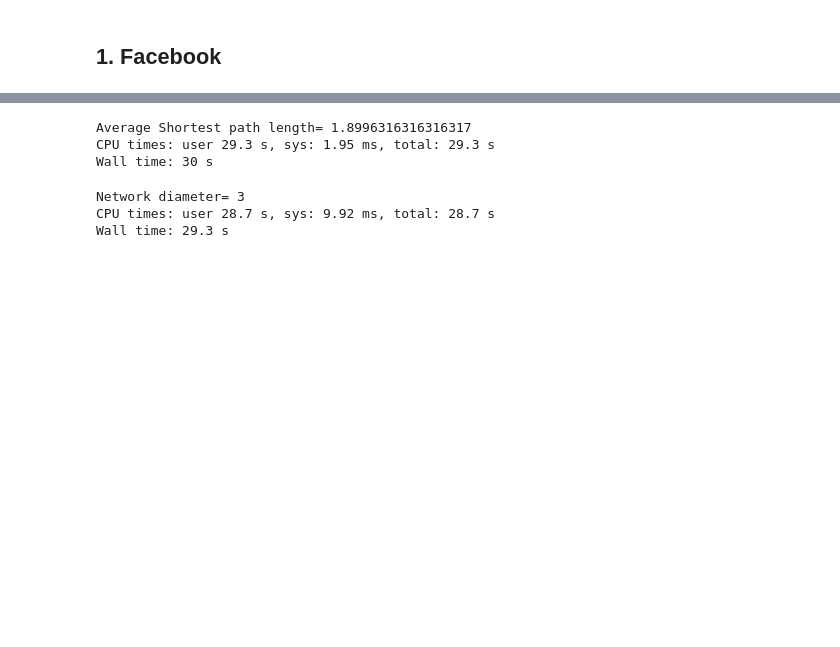
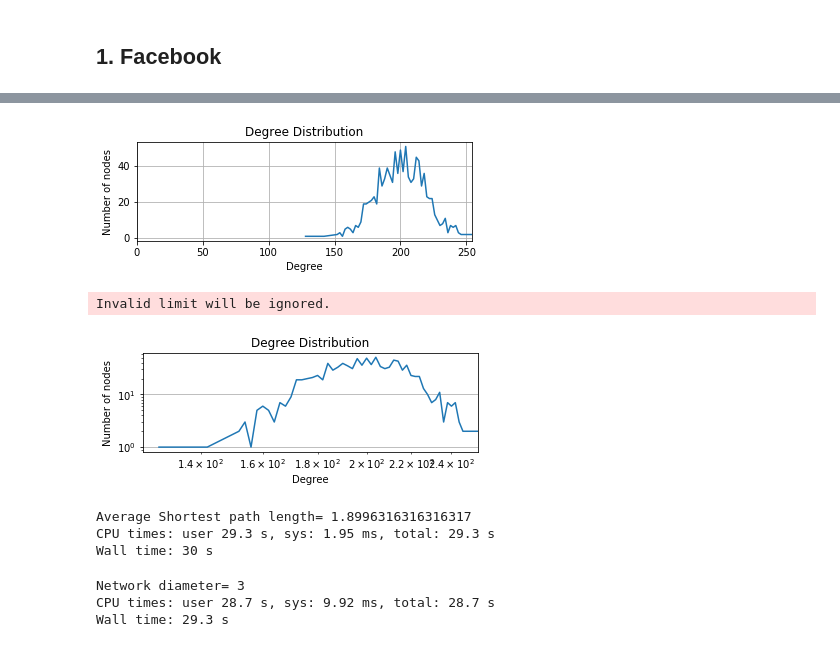
Before and after one commit to ReBachtr/Bignetwork, a Jupyter notebook: Project.ipynb, the cells around one changed output, grey strips where cells are left out. Drawn from its saved outputs; the diff is of its cells as text; code cells hidden in the pictures; blank space fills up the shorter version.

```diff
--- a/Project.ipynb
+++ b/Project.ipynb
@@ -14,5 +45,27 @@ Wall time: 23.8 s
+# %%
+from collections import Counter
+def counter(dic, node):
+    l = [0] * len(node)
+    j = 0
+    for i in node:
+        l[j] = dic[i]
+        j += 1
+    dist = Counter(l)
+    x = list(dist.keys())
+    x.sort()
+    y = [dist[i] for i in x]
+    return x, y
 # %% [markdown]
 ## 1. Facebook
+# %%
+name_list = facebook_data['Unnamed: 0'].values
+names = []
+for name in name_list:
+    if name[-1:] == '\xa0':
+        name = name[:-2]
+        name.strip()
+    names.append(name)
+name_list = np.array(names)
 # %%
 %%time
 # add nodes first
@@ -39,6 +92,29 @@ Wall time: 12.2 s
 node = D1.order()
 # number of edges
 edge = D1.size()
+# %%
+D1_un = D1.to_undirected()
+deg, values = counter(D1.degree(), D1.node())
+plt.subplot(2,1,1)
+plt.grid(True)
+plt.plot(deg, values)
+plt.xlabel('Degree')
+plt.ylabel('Number of nodes')
+plt.title('Degree Distribution')
+plt.xlim([0, max(deg)])
+plt.show()
+plt.subplot(2,1,2)
+plt.grid(True)
+plt.loglog(deg, values)
+plt.xlabel('Degree')
+plt.ylabel('Number of nodes')
+plt.title('Degree Distribution')
+plt.xlim([0, max(deg)])
+plt.show()
+# %% [output]
+[figure, added]
+Invalid limit will be ignored.
+[figure, added]
 # %%
 %%time
 #average shortest path length of Largest connected component
```
Also changed, not shown: parts of 7 cells of this notebook, 2 other files.
